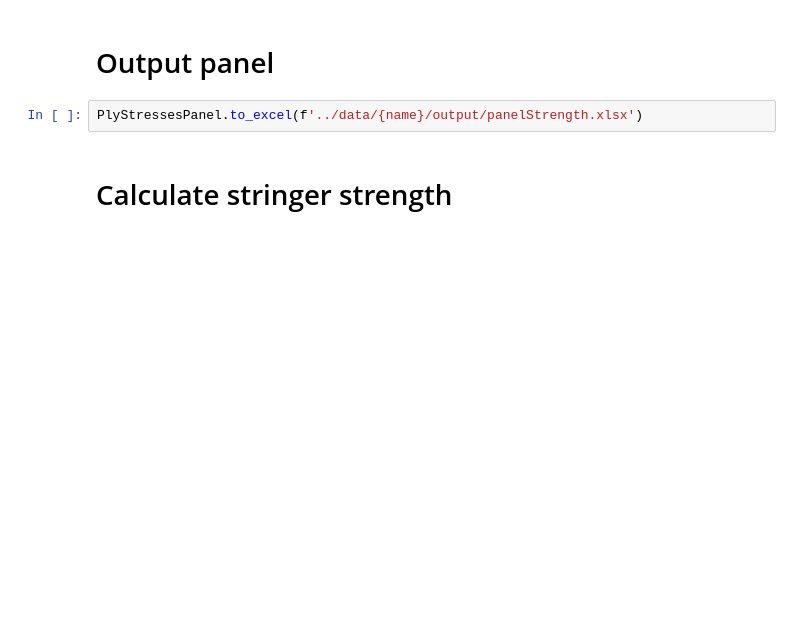
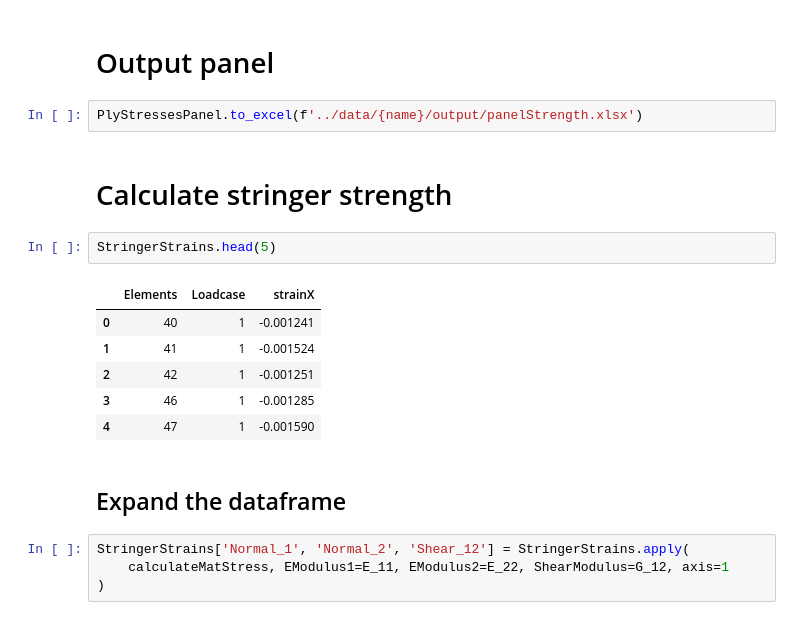
Before and after one commit to fabianober/tum-ase-project-2025-2, a Jupyter notebook: Notebooks/Strength_analysis.ipynb, the cells around one changed output. Drawn from its saved outputs; the diff is of its cells as text; blank space fills up the shorter version.

Commit message:
Working on stringer strength

```diff
--- a/Notebooks/Strength_analysis.ipynb
+++ b/Notebooks/Strength_analysis.ipynb
@@ -247,3 +255,18 @@ PlyStressesPanel
 PlyStressesPanel.to_excel(f'../data/{name}/output/panelStrength.xlsx')
 # %% [markdown]
 # Calculate stringer strength
+# %%
+StringerStrains.head(5)
+# %% [output]
+|  | Elements | Loadcase | strainX |
+| 0 | 40 | 1 | -0.001241 |
+| 1 | 41 | 1 | -0.001524 |
+| 2 | 42 | 1 | -0.001251 |
+| 3 | 46 | 1 | -0.001285 |
+| 4 | 47 | 1 | -0.001590 |
+# %% [markdown]
+## Expand the dataframe
+# %%
+StringerStrains['Normal_1', 'Normal_2', 'Shear_12'] = StringerStrains.apply(
+    calculateMatStress, EModulus1=E_11, EModulus2=E_22, ShearModulus=G_12, axis=1
+)
```
Also changed, not shown: parts of 2 cells of this notebook, 1 other file.
